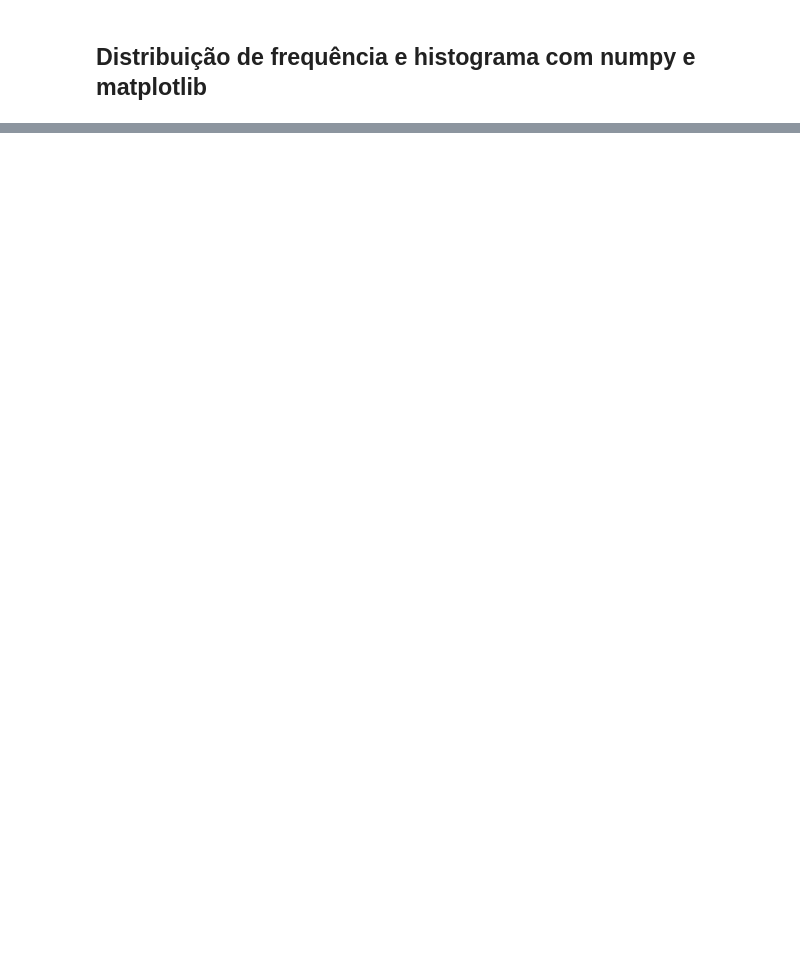
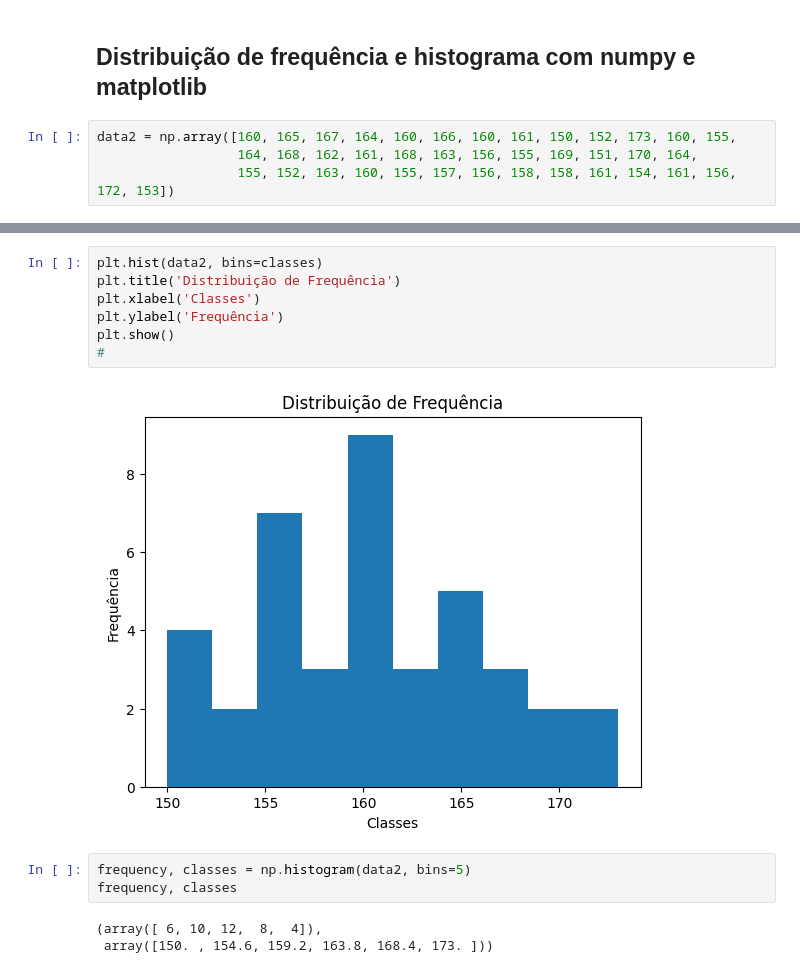
Before and after one commit to AdrianoR85/Estatistica-para-Machine-Learning, a Jupyter notebook: Notebooks/Distribuição_de_Frequência.ipynb, the cells around one changed output, grey strips where cells are left out. Drawn from its saved outputs; the diff is of its cells as text; blank space fills up the shorter version.

```diff
--- a/Notebooks/Distribuição_de_Frequência.ipynb
+++ b/Notebooks/Distribuição_de_Frequência.ipynb
@@ -90,2 +201,6 @@ h = 4 -> (3,83) sempre arrendodar para cima
 # %% [markdown]
 ## Distribuição de frequência e histograma com numpy e matplotlib
+# %%
+data2 = np.array([160, 165, 167, 164, 160, 166, 160, 161, 150, 152, 173, 160, 155,
+                  164, 168, 162, 161, 168, 163, 156, 155, 169, 151, 170, 164,
+                  155, 152, 163, 160, 155, 157, 156, 158, 158, 161, 154, 161, 156, 172, 153])
@@ -91,0 +214,15 @@ h = 4 -> (3,83) sempre arrendodar para cima
+# %%
+plt.hist(data2, bins=classes)
+plt.title('Distribuição de Frequência')
+plt.xlabel('Classes')
+plt.ylabel('Frequência')
+plt.show()
+#
+# %% [output]
+[figure, added]
+# %%
+frequency, classes = np.histogram(data2, bins=5)
+frequency, classes
+# %% [output]
+(array([ 6, 10, 12,  8,  4]),
+ array([150. , 154.6, 159.2, 163.8, 168.4, 173. ]))
```
Also changed, not shown: parts of 26 cells of this notebook.
